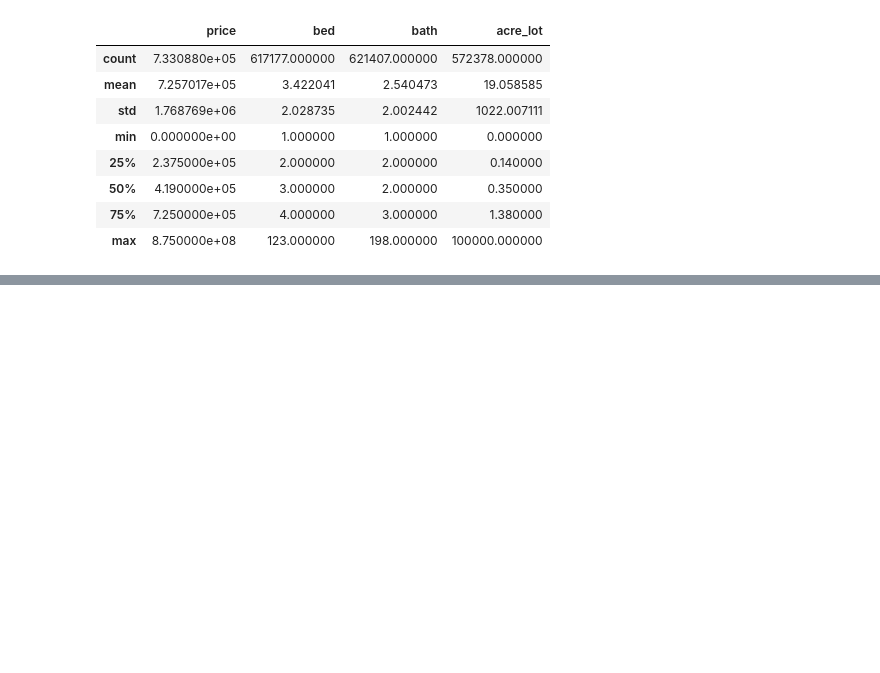
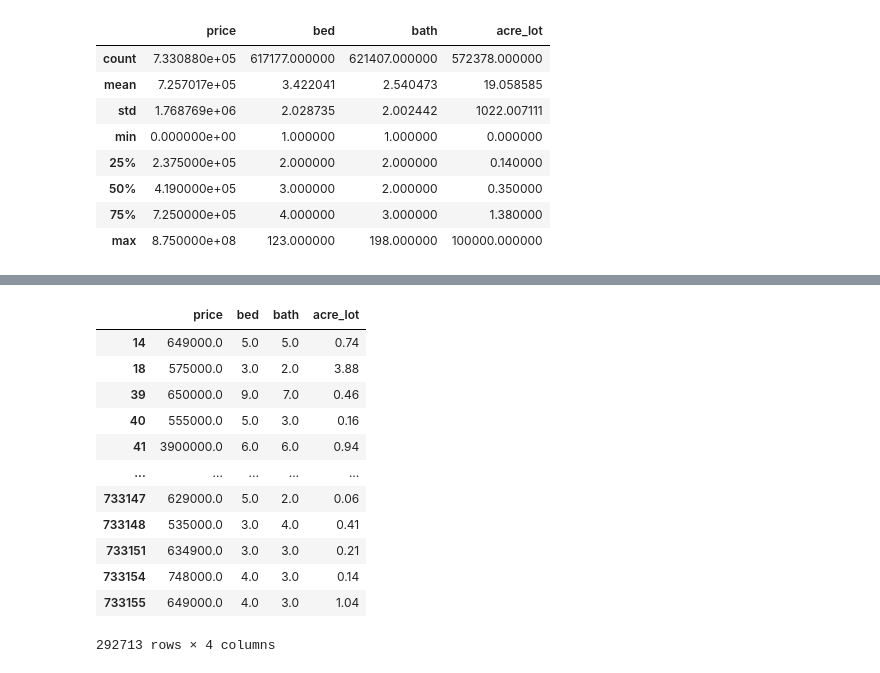
Before and after one commit to gajulaa/US-Real-Estate, a Jupyter notebook: EDA.ipynb, the cells around one changed output, grey strips where cells are left out. Saved outputs shown, nothing was run; the diff lists cells and outputs as text; code cells hidden in the pictures; blank space fills up the shorter version.

```diff
--- a/EDA.ipynb
+++ b/EDA.ipynb
@@ -171,0 +181,20 @@ RE_subset.describe()
+# %%
+# presence of seemingly empty bins still indicate that values are are there. However, the count of values in that bin
+# could be in single digits.
+
+# checking number of values in other bins
+RE_subset[RE_subset['price']> 500000 ] # 292,713 houses with prices above $500,000
+# %% [output]
+|  | price | bed | bath | acre_lot |
+| 14 | 649000.0 | 5.0 | 5.0 | 0.74 |
+| 18 | 575000.0 | 3.0 | 2.0 | 3.88 |
+| 39 | 650000.0 | 9.0 | 7.0 | 0.46 |
+| 40 | 555000.0 | 5.0 | 3.0 | 0.16 |
+| 41 | 3900000.0 | 6.0 | 6.0 | 0.94 |
+| ... | ... | ... | ... | ... |
+| 733147 | 629000.0 | 5.0 | 2.0 | 0.06 |
+| 733148 | 535000.0 | 3.0 | 4.0 | 0.41 |
+| 733151 | 634900.0 | 3.0 | 3.0 | 0.21 |
+| 733154 | 748000.0 | 4.0 | 3.0 | 0.14 |
+| 733155 | 649000.0 | 4.0 | 3.0 | 1.04 |
+292713 rows × 4 columns
```
Also changed, not shown: parts of 6 cells of this notebook.
